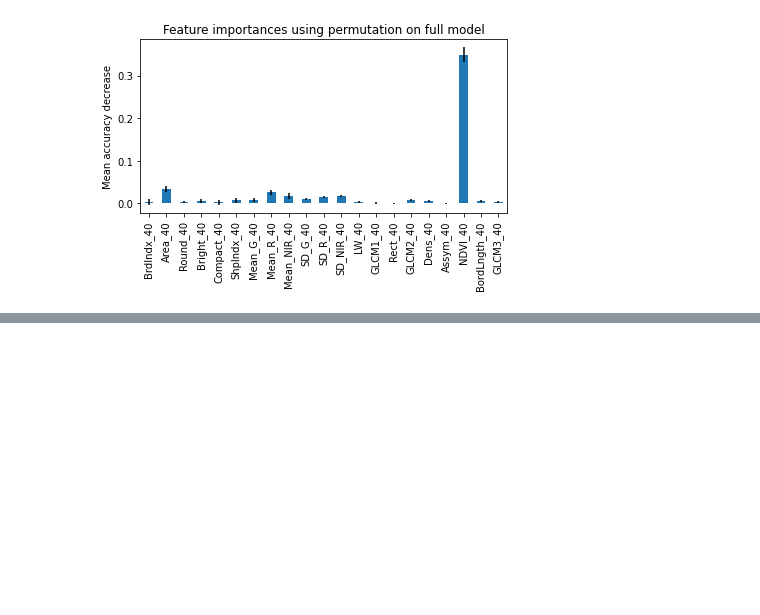
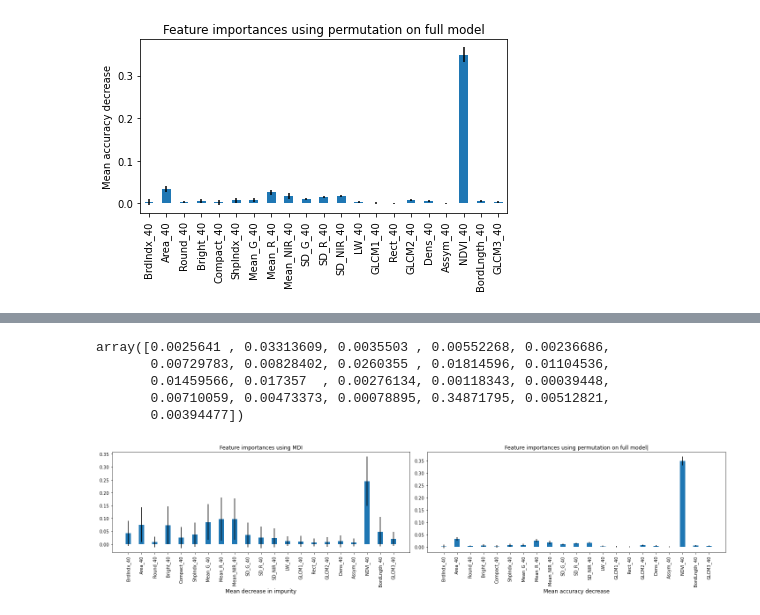
Before and after one commit to alexyshr/Stat6500_ML_LandUse, a Jupyter notebook: random_forest_alexys.ipynb, the cells around one changed output, grey strips where cells are left out. Saved outputs shown, nothing was run; the diff lists cells and outputs as text; code cells hidden in the pictures; blank space fills up the shorter version.

```diff
--- a/random_forest_alexys.ipynb
+++ b/random_forest_alexys.ipynb
@@ -696,0 +766,30 @@ plt.show()
+# %%
+forest_importances = pd.Series(result.importances_mean, index=X_train.columns)
+forest_importances.values
+# %% [output]
+array([0.0025641 , 0.03313609, 0.0035503 , 0.00552268, 0.00236686,
+       0.00729783, 0.00828402, 0.0260355 , 0.01814596, 0.01104536,
+       0.01459566, 0.017357  , 0.00276134, 0.00118343, 0.00039448,
+       0.00710059, 0.00473373, 0.00078895, 0.34871795, 0.00512821,
+       0.00394477])
+# %%
+width=0.4
+fig = plt.figure(figsize=(20,5))
+fig.add_subplot(1, 2, 1)
+forest_importances = pd.Series(importances, index=X_train.columns)
+plt.bar(forest_importances.index, forest_importances.values, width=width, yerr=std)
+plt.xticks(rotation = 90)
+plt.xlabel('Mean decrease in impurity',fontsize = 12)
+plt.title('Feature importances using MDI',fontsize = 12)
+#forest_importances.plot.bar(yerr=std, ax=ax)
+fig.add_subplot(1, 2, 2)
+forest_importances = pd.Series(result.importances_mean, index=X_train.columns)
+plt.bar(forest_importances.index, forest_importances.values, width=width, yerr=result.importances_std)
+#forest_importances.plot.bar(yerr=result.importances_std, ax=ax)
+plt.xticks(rotation = 90)
+plt.xlabel('Mean accuracy decrease',fontsize = 12)
+plt.title('Feature importances using permutation on full model|',fontsize = 12)
+fig.tight_layout()
+plt.show()
+# %% [output]
+[figure, added]
```
Also changed, not shown: parts of 9 cells of this notebook, 14 other files.
